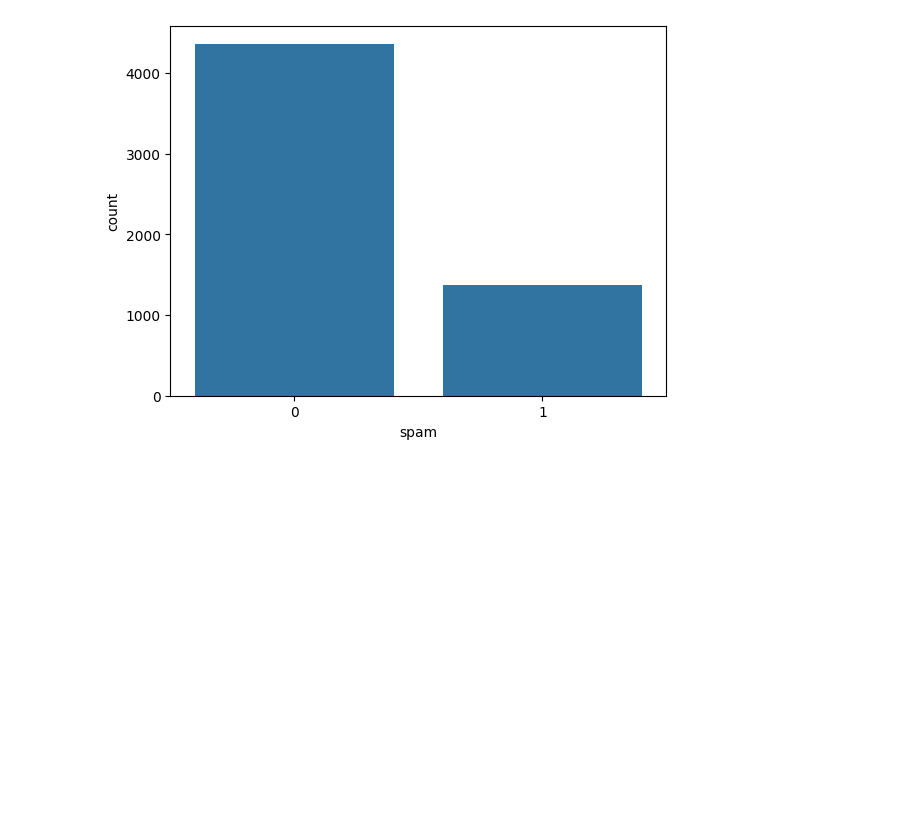
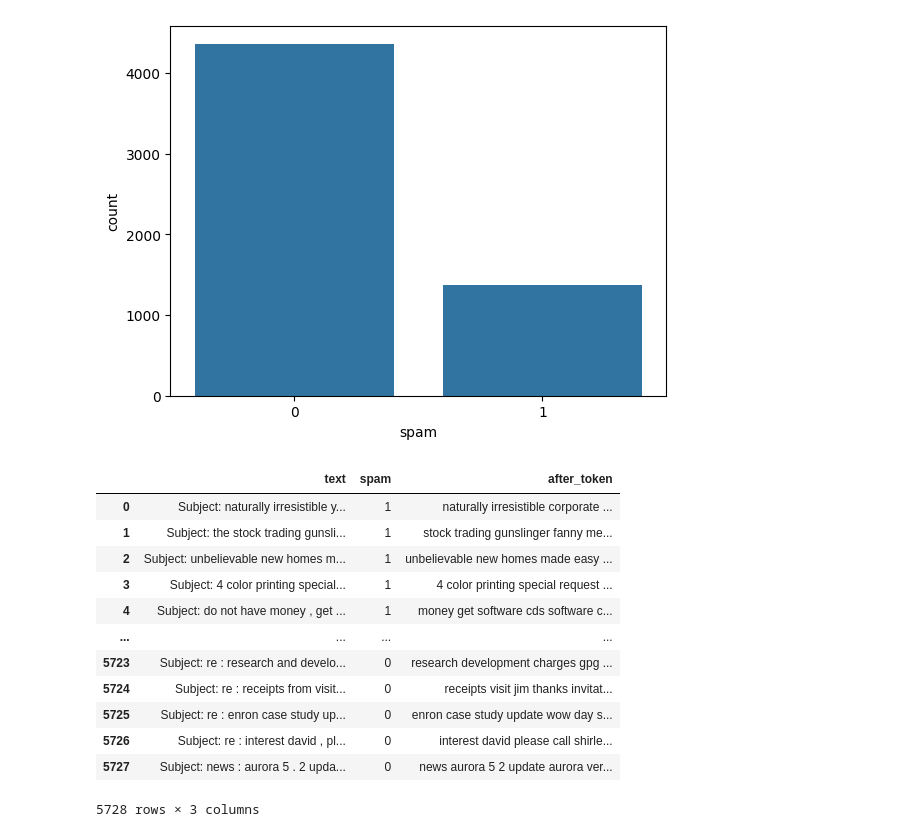
Before and after one commit to anurajkashyap/AML_Assignment1, a Jupyter notebook: prepare.ipynb, the cells around one changed output. Cells and saved outputs as stored; diff of their text form; code cells hidden in the pictures; blank space fills up the shorter version.

```diff
--- a/prepare.ipynb
+++ b/prepare.ipynb
@@ -76,0 +95,16 @@ plt.show()
+# %%
+data
+# %% [output]
+|  | text | spam | after_token |
+| 0 | Subject: naturally irresistible y... | 1 | naturally irresistible corporate ... |
+| 1 | Subject: the stock trading gunsli... | 1 | stock trading gunslinger fanny me... |
+| 2 | Subject: unbelievable new homes m... | 1 | unbelievable new homes made easy ... |
+| 3 | Subject: 4 color printing special... | 1 | 4 color printing special request ... |
+| 4 | Subject: do not have money , get ... | 1 | money get software cds software c... |
+| ... | ... | ... | ... |
+| 5723 | Subject: re : research and develo... | 0 | research development charges gpg ... |
+| 5724 | Subject: re : receipts from visit... | 0 | receipts visit jim thanks invitat... |
+| 5725 | Subject: re : enron case study up... | 0 | enron case study update wow day s... |
+| 5726 | Subject: re : interest david , pl... | 0 | interest david please call shirle... |
+| 5727 | Subject: news : aurora 5 . 2 upda... | 0 | news aurora 5 2 update aurora ver... |
+5728 rows × 3 columns
```
Also changed, not shown: parts of 12 cells of this notebook, 4 other files.
